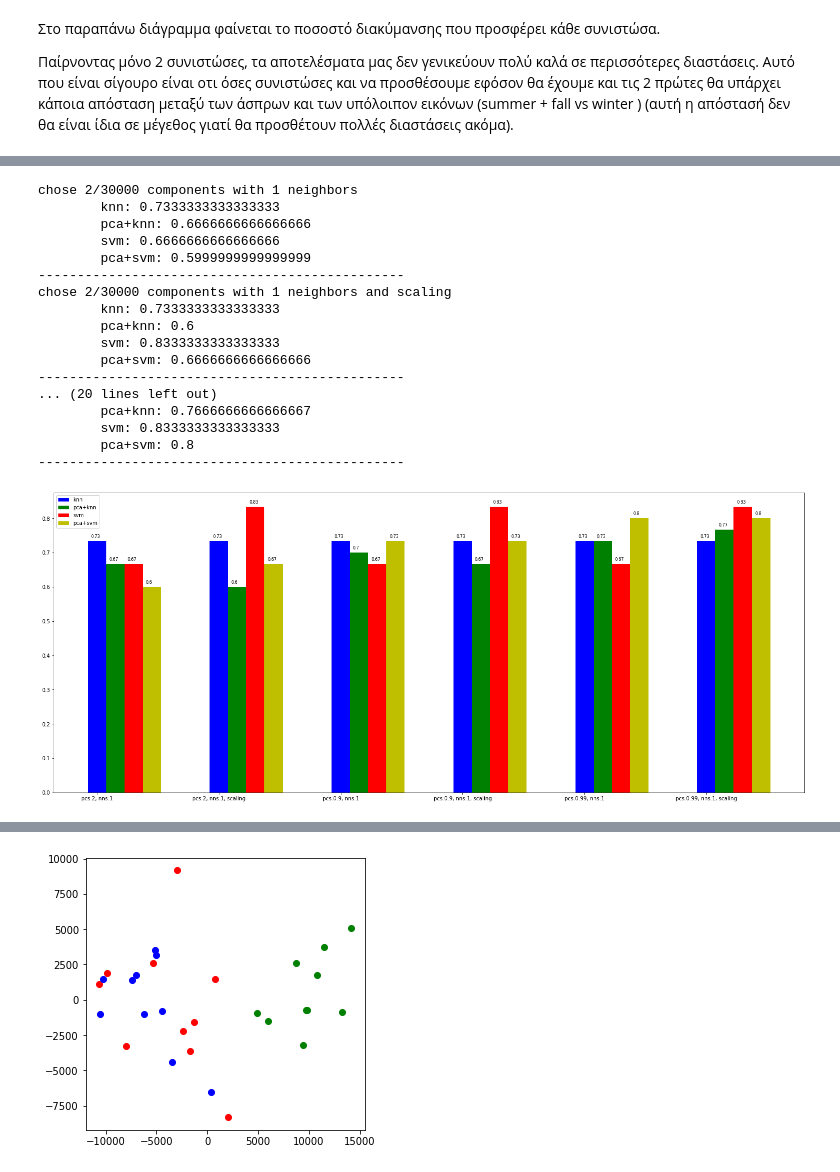
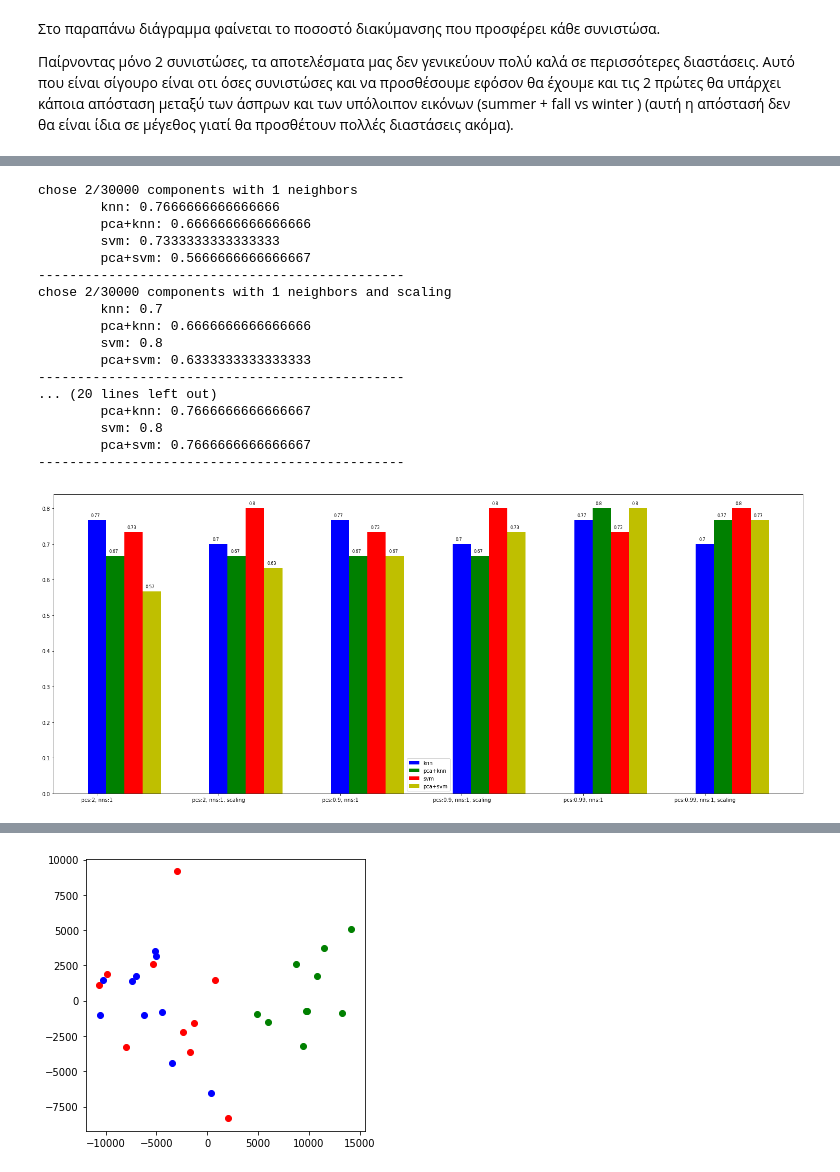
Before and after one commit to stratos1st/machine_learning_2020, a Jupyter notebook: Untitled.ipynb, the cells around one changed output, grey strips where cells are left out. Cells and saved outputs as stored; diff of their text form; code cells hidden in the pictures.

```diff
--- a/Untitled.ipynb
+++ b/Untitled.ipynb
@@ -112,7 +113,7 @@ plt.show()
 Παίρνοντας μόνο 2 συνιστώσες, τα αποτελέσματα μας δεν γενικεύουν πολύ καλά σε περισσότερες διαστάσεις. Αυτό που είναι σίγουρο είναι οτι όσες συνιστώσες και να προσθέσουμε εφόσον θα έχουμε και τις 2 πρώτες θα υπάρχει κάποια απόσταση μεταξύ των άσπρων και των υπόλοιπον εικόνων (summer + fall vs winter ) (αυτή η απόστασή δεν θα είναι ίδια σε μέγεθος γιατί θα προσθέτουν πολλές διαστάσεις ακόμα).
 # %%
 # pca
-pca = PCA(n_components=28)
+pca = PCA(n_components=29)
 principalComponents = pca.fit_transform(data)
 
 print(str(len(pca.explained_variance_ratio_))+" principals ("+str(pca.explained_variance_ratio_.cumsum()[-1]*100)+"%)")
@@ -153,4 +152,9 @@ eeeeeeeeeeeeeeeeeeeeeeeeeeeeeeeeeeeeeeeeeeeeeeeeeeeeeeeeeeeeee
 # %%
+from sklearn.model_selection import cross_val_score
+from sklearn.neighbors import KNeighborsClassifier
+from sklearn.svm import LinearSVC
+from sklearn.preprocessing import StandardScaler
+
 # options = [ (0,2,1), (0,2,9), (1,2,1), (1,2,9), (0,0.90,1), (0,0.90,9), (1,0.90,1), (1,0.90,9), (0,0.99,1), (0,0.99,9), (1,0.99,1), (1,0.99,9)]
 options = [ (0,2,1), (1,2,1), (0,0.90,1), (1,0.90,1), (0,0.99,1), (1,0.99,1)]
 
@@ -175,65 +179,65 @@ for i, (scale, components_par, nns) in enumerate(options):
     print("chose "+str(principalComponents.shape[1])+"/30000 components"+str(" ("+str(components_par*100)+"%)" if isinstance(components_par, float) else "")+" with "+str(nns)+" neighbors"+str(" and scaling" if scale else ""))
 
     # classifiers
-    knn = KNeighborsClassifier(n_neighbors=1)
+    knn = KNeighborsClassifier(n_neighbors=nns)
     svm = LinearSVC(dual=False)
 
     # knn
     knn.fit(data_tmp, labels)
-    scores_knn = np.mean(cross_val_score(knn, data_tmp, labels, cv=5))
+    scores_knn = np.mean(cross_val_score(knn, data_tmp, labels, cv=5, scoring='accuracy'))
     print("\tknn: "+str(np.mean(scores_knn)))
     ax.bar(i + 0.00, scores_knn, color = 'b', width = 0.15, label='knn')
     ax.text(i + 0.00-0.05, scores_knn+0.01,  round(scores_knn, 2), fontsize=8)
 
     # pca knn
     knn.fit(principalComponents, labels)
-    scores_pca_knn = np.mean(cross_val_score(knn, principalComponents, labels, cv=5))
+    scores_pca_knn = np.mean(cross_val_score(knn, principalComponents, labels, cv=5, scoring='accuracy'))
     print("\tpca+knn: "+str(np.mean(scores_pca_knn)))
     ax.bar(i + 0.15, scores_pca_knn, color = 'g', width = 0.15, label='pca+knn')
     ax.text(i + 0.15-0.05, scores_pca_knn+0.01,  round(scores_pca_knn, 2), fontsize=8)
 
     # svm
     svm.fit(data_tmp, labels)
-    scores_svm = np.mean(cross_val_score(svm, data_tmp, labels, cv=5))
+    scores_svm = np.mean(cross_val_score(svm, data_tmp, labels, cv=5, scoring='accuracy'))
     print("\tsvm: "+str(np.mean(scores_svm)))
     ax.bar(i + 0.30, scores_svm, color = 'r', width = 0.15, label='svm')
     ax.text(i + 0.30-0.05, scores_svm+0.01,  round(scores_svm, 2), fontsize=8)
 
     # pca svm
     svm.fit(principalComponents, labels)
-    scores_pca_svm = np.mean(cross_val_score(svm, principalComponents, labels, cv=5))
+    scores_pca_svm = np.mean(cross_val_score(svm, principalComponents, labels, cv=5, scoring='accuracy'))
     print("\tpca+svm: "+str(np.mean(scores_pca_svm)))
     ax.bar(i + 0.45, scores_pca_svm, color = 'y', width = 0.15, label='pca+svm')
     ax.text(i + 0.45-0.05, scores_pca_svm+0.01,  round(scores_pca_svm, 2), fontsize=8)
 
     print("-----------------------------------------------")
 
 # for unique legend
 # https://stackoverflow.com/questions/13588920/stop-matplotlib-repeating-labels-in-legend
 ax.legend()
 handles, tags = plt.gca().get_legend_handles_labels()
 by_label = dict(zip(tags, handles))
 plt.legend(by_label.values(), by_label.keys())
 plt.show()
 # %% [output]
 chose 2/30000 components with 1 neighbors
-        knn: 0.7333333333333333
+        knn: 0.7666666666666666
         pca+knn: 0.6666666666666666
-        svm: 0.6666666666666666
-        pca+svm: 0.5999999999999999
+        svm: 0.7333333333333333
+        pca+svm: 0.5666666666666667
 -----------------------------------------------
 chose 2/30000 components with 1 neighbors and scaling
-        knn: 0.7333333333333333
-        pca+knn: 0.6
-        svm: 0.8333333333333333
-        pca+svm: 0.6666666666666666
+        knn: 0.7
+        pca+knn: 0.6666666666666666
+        svm: 0.8
+        pca+svm: 0.6333333333333333
 -----------------------------------------------
 ... (20 lines left out)
         pca+knn: 0.7666666666666667
-        svm: 0.8333333333333333
-        pca+svm: 0.8
+        svm: 0.8
+        pca+svm: 0.7666666666666667
 -----------------------------------------------
-[figure, old version]
+[figure, new version]
 # %% [markdown]
 Όπως βλέπουμε παραπάνω παρακολουθούμε την μέση ακρίβεια των αλγορίθμων knn και linear svc. Για να απαντήσω πιο σωστά στα επόμενα ερωτήματα έχω τρέξει συνδιασμούς των παραπάνω αλγορίθμων. Συγκεκριμένα έχω τις παρακάτω παραμέτρους:
 * 1 ή 9 γείτονες στον knn (αυτή η παράμετρος δεν είναι ενεργοποιημένη, είναι στο options που βρίσκεται σε σχόλια)
```
Also changed, not shown: parts of 21 cells of this notebook.
